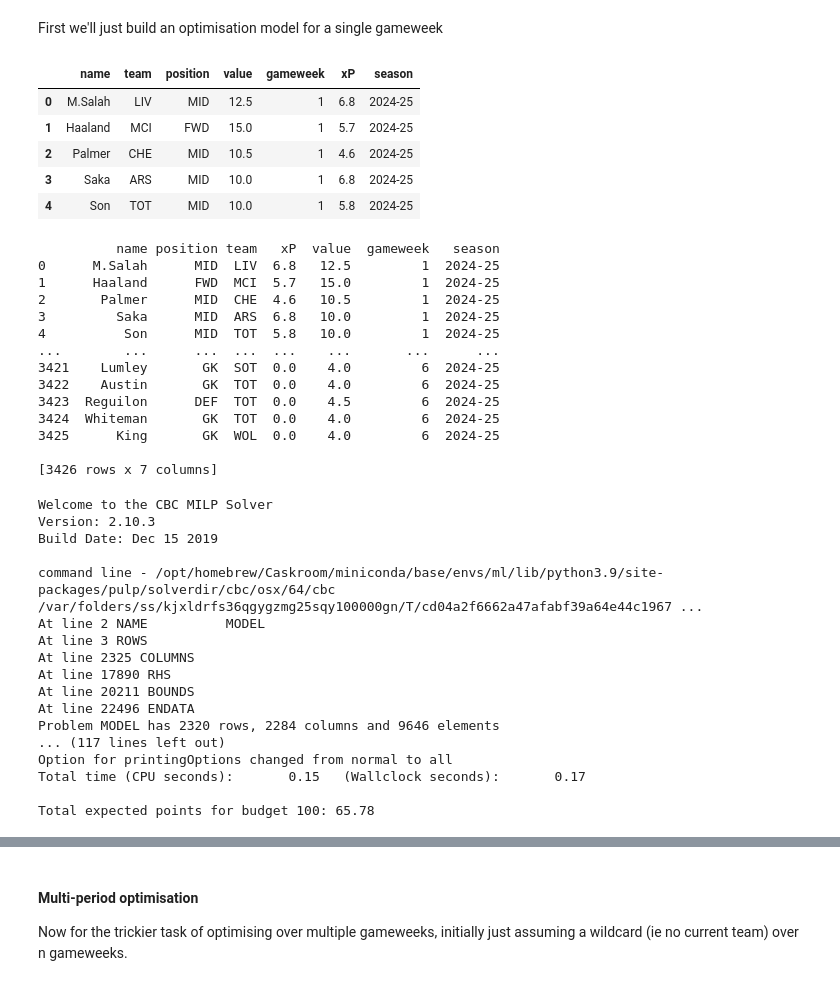
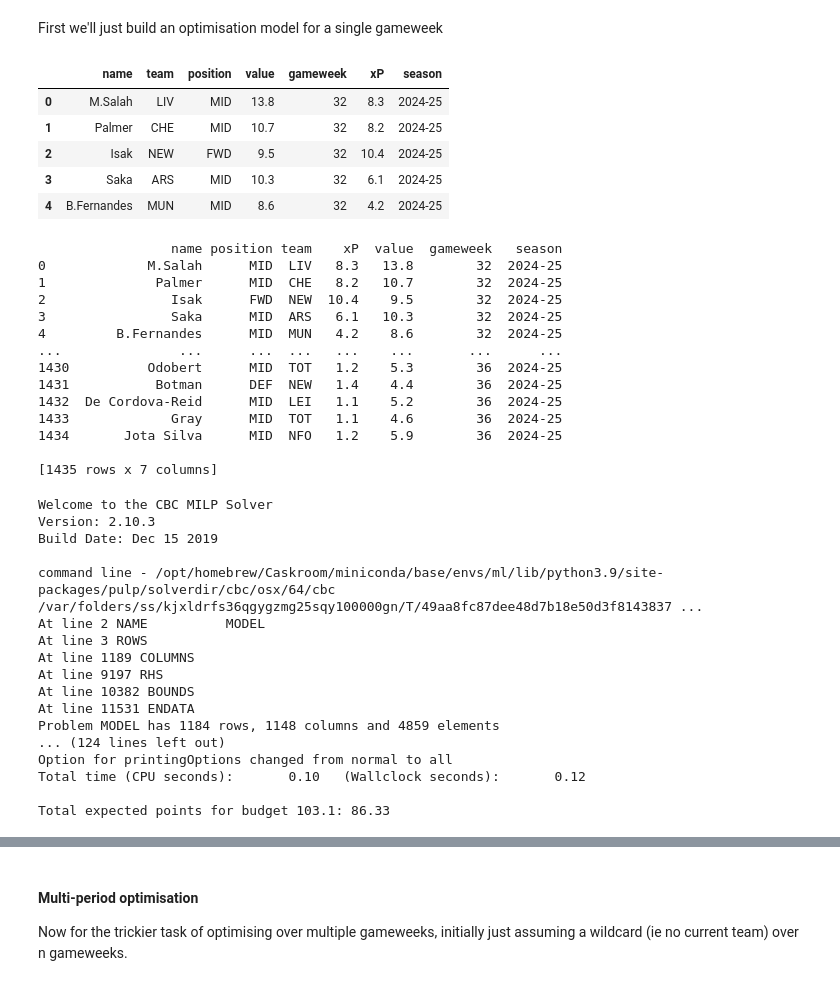
Before and after one commit to Dusoye/fantasyfootball, a Jupyter notebook: scr/fplprediction_24-25.ipynb, the cells around one changed output, grey strips where cells are left out. Saved outputs shown, nothing was run; the diff lists cells and outputs as text; code cells hidden in the pictures.

```diff
--- a/scr/fplprediction_24-25.ipynb
+++ b/scr/fplprediction_24-25.ipynb
@@ -114,22 +114,21 @@ print(df_actual.head())
 # %% [markdown]
 First we'll just build an optimisation model for a single gameweek
 # %%
-df = pd.read_csv('../data/fpl_predictions.csv')
-df = df.melt(id_vars=["name", "team", "position", "value", "pts1-6", "value1-6"],
-                    value_vars=["1", "2", "3", "4", "5", "6"],
+df = pd.read_csv('../scr/preds.csv')
+df = df.melt(id_vars=["name", "team", "position", "value"],
+                    value_vars=["32", "33", "34", "35", "36"],
                     var_name="gameweek",
                     value_name="xP")
 df['season'] = "2024-25"
-df = df.drop(columns=['pts1-6', 'value1-6'])
 
 df.head()
 # %% [output]
 |  | name | team | position | value | gameweek | xP | season |
-| 0 | M.Salah | LIV | MID | 12.5 | 1 | 6.8 | 2024-25 |
-| 1 | Haaland | MCI | FWD | 15.0 | 1 | 5.7 | 2024-25 |
-| 2 | Palmer | CHE | MID | 10.5 | 1 | 4.6 | 2024-25 |
-| 3 | Saka | ARS | MID | 10.0 | 1 | 6.8 | 2024-25 |
-| 4 | Son | TOT | MID | 10.0 | 1 | 5.8 | 2024-25 |
+| 0 | M.Salah | LIV | MID | 13.8 | 32 | 8.3 | 2024-25 |
+| 1 | Palmer | CHE | MID | 10.7 | 32 | 8.2 | 2024-25 |
+| 2 | Isak | NEW | FWD | 9.5 | 32 | 10.4 | 2024-25 |
+| 3 | Saka | ARS | MID | 10.3 | 32 | 6.1 | 2024-25 |
+| 4 | B.Fernandes | MUN | MID | 8.6 | 32 | 4.2 | 2024-25 |
 # %%
 cols_opt = [
     "name",
@@ -147,20 +146,20 @@ df_optimisation['value'] = df_optimisation['value'].astype('float64')
 df_optimisation['xP'] = df_optimisation['xP'].astype('float64')
 print(df_optimisation)
 # %% [output]
-          name position team   xP  value  gameweek   season
-0      M.Salah      MID  LIV  6.8   12.5         1  2024-25
-1      Haaland      FWD  MCI  5.7   15.0         1  2024-25
-2       Palmer      MID  CHE  4.6   10.5         1  2024-25
-3         Saka      MID  ARS  6.8   10.0         1  2024-25
-4          Son      MID  TOT  5.8   10.0         1  2024-25
-...        ...      ...  ...  ...    ...       ...      ...
-3421    Lumley       GK  SOT  0.0    4.0         6  2024-25
-3422    Austin       GK  TOT  0.0    4.0         6  2024-25
-3423  Reguilon      DEF  TOT  0.0    4.5         6  2024-25
-3424  Whiteman       GK  TOT  0.0    4.0         6  2024-25
-3425      King       GK  WOL  0.0    4.0         6  2024-25
+                 name position team    xP  value  gameweek   season
+0             M.Salah      MID  LIV   8.3   13.8        32  2024-25
+1              Palmer      MID  CHE   8.2   10.7        32  2024-25
+2                Isak      FWD  NEW  10.4    9.5        32  2024-25
+3                Saka      MID  ARS   6.1   10.3        32  2024-25
+4         B.Fernandes      MID  MUN   4.2    8.6        32  2024-25
+...               ...      ...  ...   ...    ...       ...      ...
+1430          Odobert      MID  TOT   1.2    5.3        36  2024-25
+1431           Botman      DEF  NEW   1.4    4.4        36  2024-25
+1432  De Cordova-Reid      MID  LEI   1.1    5.2        36  2024-25
+1433             Gray      MID  TOT   1.1    4.6        36  2024-25
+1434       Jota Silva      MID  NFO   1.2    5.9        36  2024-25
 
-[3426 rows x 7 columns]
+[1435 rows x 7 columns]
 # %%
 def solve_single_period_fpl(budget, data, gameweek, season):
     # Filter data for the specified gameweek and season
@@ -249,25 +248,25 @@ def solve_single_period_fpl(budget, data, gameweek, season):
         print(f"Optimization failed. Status: {pulp.LpStatus[model.status]}")
         return None
 # %%
-results = solve_single_period_fpl(100, df_optimisation, 1, '2024-25')
+results = solve_single_period_fpl(103.1, df_optimisation, 32, '2024-25')
 # %% [output]
 Welcome to the CBC MILP Solver
 Version: 2.10.3
 Build Date: Dec 15 2019
 
-command line - /opt/homebrew/Caskroom/miniconda/base/envs/ml/lib/python3.9/site-packages/pulp/solverdir/cbc/osx/64/cbc /var/folders/ss/kjxldrfs36qgygzmg25sqy100000gn/T/cd04a2f6662a47afabf39a64e44c1967 ...
+command line - /opt/homebrew/Caskroom/miniconda/base/envs/ml/lib/python3.9/site-packages/pulp/solverdir/cbc/osx/64/cbc /var/folders/ss/kjxldrfs36qgygzmg25sqy100000gn/T/49aa8fc87dee48d7b18e50d3f8143837 ...
 At line 2 NAME          MODEL
 At line 3 ROWS
-At line 2325 COLUMNS
-At line 17890 RHS
-At line 20211 BOUNDS
-At line 22496 ENDATA
-Problem MODEL has 2320 rows, 2284 columns and 9646 elements
-... (117 lines left out)
+At line 1189 COLUMNS
+At line 9197 RHS
+At line 10382 BOUNDS
+At line 11531 ENDATA
+Problem MODEL has 1184 rows, 1148 columns and 4859 elements
+... (124 lines left out)
 Option for printingOptions changed from normal to all
-Total time (CPU seconds):       0.15   (Wallclock seconds):       0.17
+Total time (CPU seconds):       0.10   (Wallclock seconds):       0.12
 
-Total expected points for budget 100: 65.78
+Total expected points for budget 103.1: 86.33
 # %%
 if results is not None:
     picks = results['picks']
```
Also changed, not shown: parts of 8 cells of this notebook, 2 other files.
